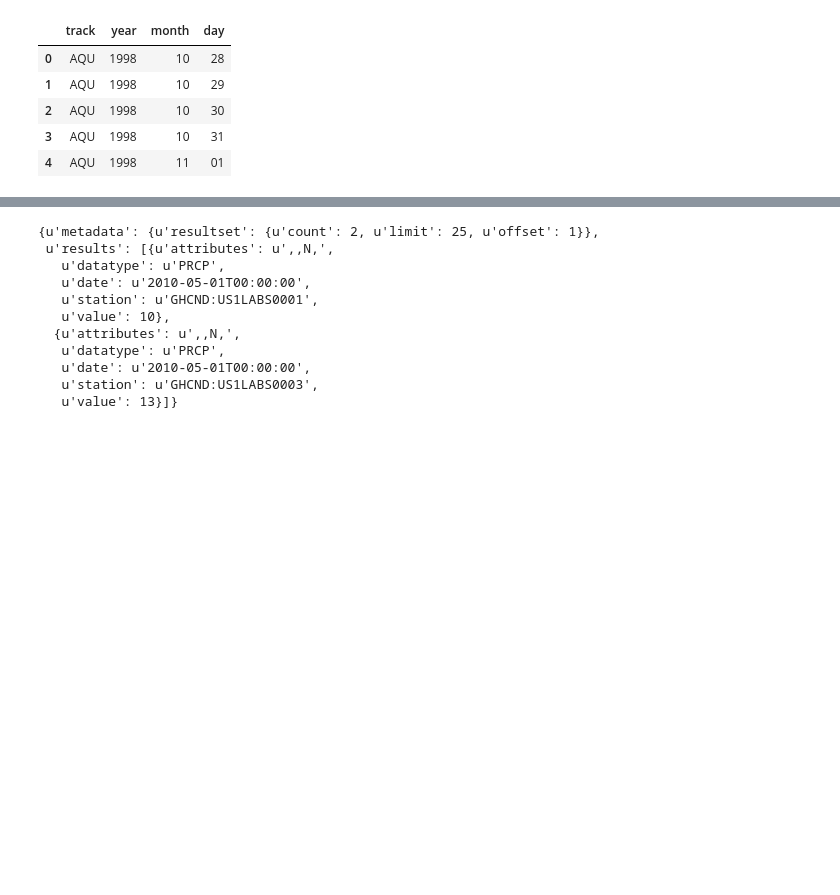
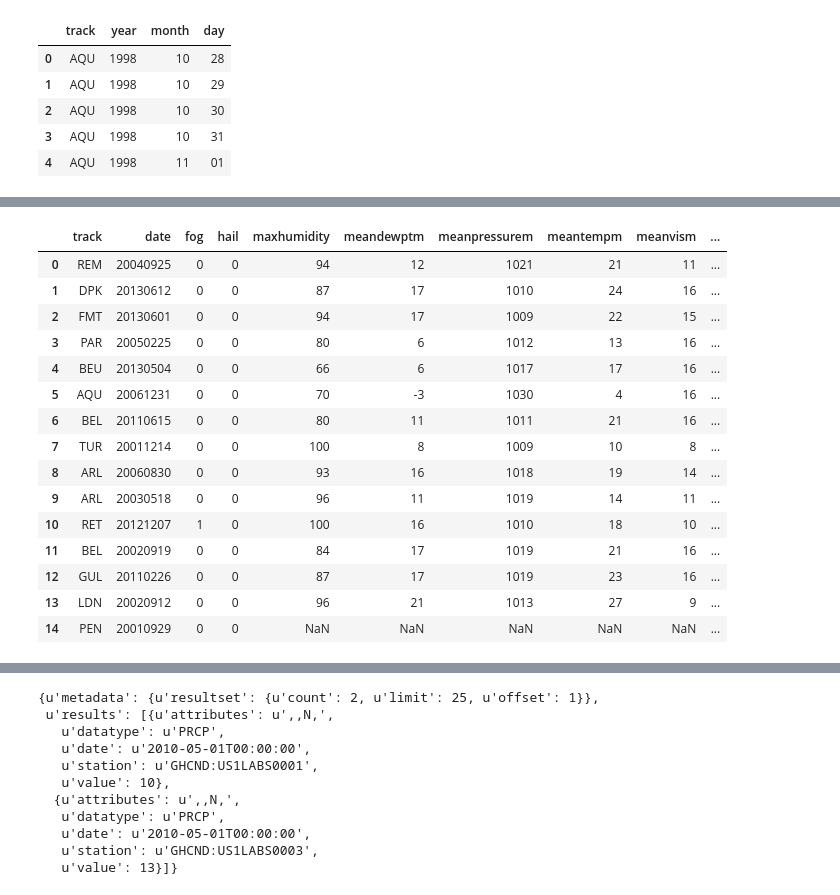
Before and after one commit to gebailey23/prettyponies, a Jupyter notebook: Weather_Scrape.ipynb, the cells around one changed output, grey strips where cells are left out. Cells and saved outputs as stored; diff of their text form; code cells hidden in the pictures; blank space fills up the shorter version.

```diff
--- a/Weather_Scrape.ipynb
+++ b/Weather_Scrape.ipynb
@@ -174,0 +194,20 @@ weatherdf.to_csv('tempdata/weather.csv')
+# %%
+weather_df = pd.read_csv("tempdata/weather.csv", index_col=0)
+weather_df.head(15)
+# %% [output]
+|  | track | date | fog | hail | maxhumidity | meandewptm | meanpressurem | meantempm | meanvism | ... |
+| 0 | REM | 20040925 | 0 | 0 | 94 | 12 | 1021 | 21 | 11 | ... |
+| 1 | DPK | 20130612 | 0 | 0 | 87 | 17 | 1010 | 24 | 16 | ... |
+| 2 | FMT | 20130601 | 0 | 0 | 94 | 17 | 1009 | 22 | 15 | ... |
+| 3 | PAR | 20050225 | 0 | 0 | 80 | 6 | 1012 | 13 | 16 | ... |
+| 4 | BEU | 20130504 | 0 | 0 | 66 | 6 | 1017 | 17 | 16 | ... |
+| 5 | AQU | 20061231 | 0 | 0 | 70 | -3 | 1030 | 4 | 16 | ... |
+| 6 | BEL | 20110615 | 0 | 0 | 80 | 11 | 1011 | 21 | 16 | ... |
+| 7 | TUR | 20011214 | 0 | 0 | 100 | 8 | 1009 | 10 | 8 | ... |
+| 8 | ARL | 20060830 | 0 | 0 | 93 | 16 | 1018 | 19 | 14 | ... |
+| 9 | ARL | 20030518 | 0 | 0 | 96 | 11 | 1019 | 14 | 11 | ... |
+| 10 | RET | 20121207 | 1 | 0 | 100 | 16 | 1010 | 18 | 10 | ... |
+| 11 | BEL | 20020919 | 0 | 0 | 84 | 17 | 1019 | 21 | 16 | ... |
+| 12 | GUL | 20110226 | 0 | 0 | 87 | 17 | 1019 | 23 | 16 | ... |
+| 13 | LDN | 20020912 | 0 | 0 | 96 | 21 | 1013 | 27 | 9 | ... |
+| 14 | PEN | 20010929 | 0 | 0 | NaN | NaN | NaN | NaN | NaN | ... |
```
Also changed, not shown: parts of 15 cells of this notebook, 2 other files.
